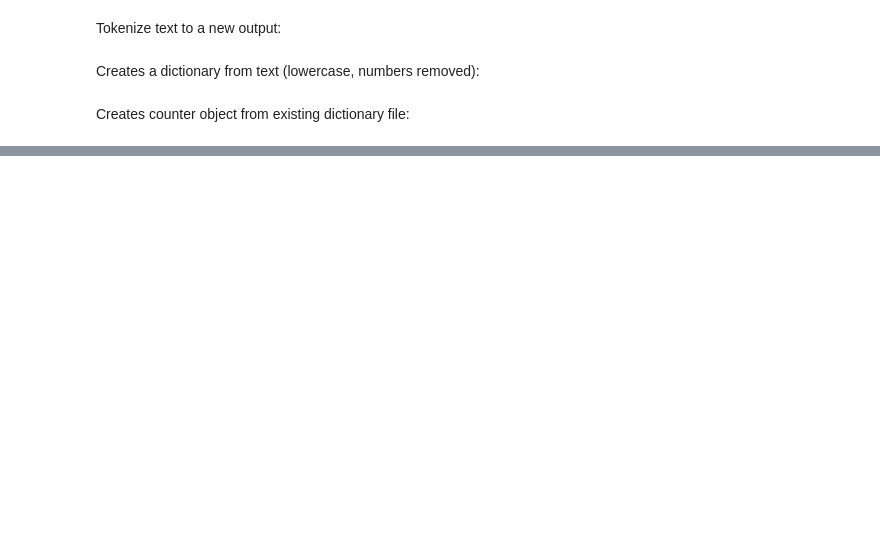
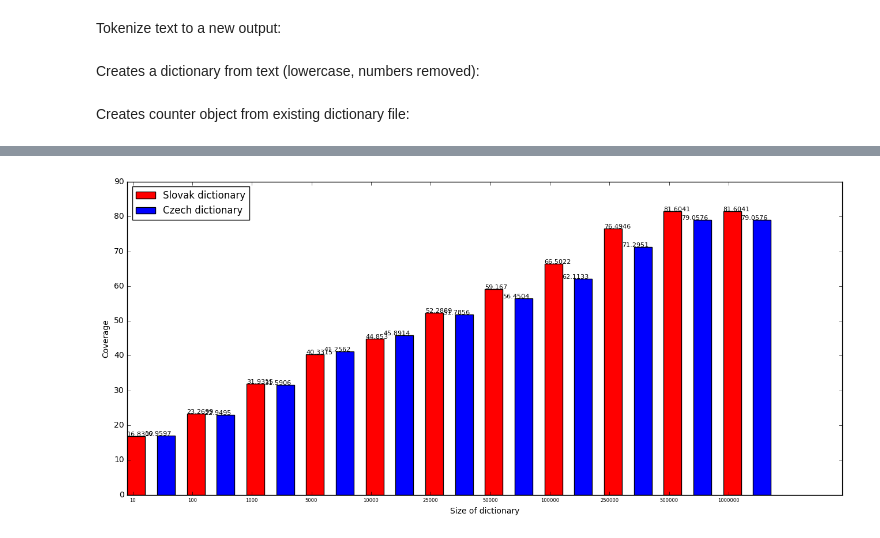
Before and after one commit to viktorburjan/temalabor, a Jupyter notebook: NPL.ipynb, the cells around one changed output, grey strips where cells are left out. Drawn from its saved outputs; the diff is of its cells as text; code cells hidden in the pictures; blank space fills up the shorter version.

```diff
--- a/NPL.ipynb
+++ b/NPL.ipynb
@@ -130,0 +228,7 @@ Counter({677528: 98.56180862980062, 100001: 94.52766987554035, 10001: 75.8870330
+# %%
+result = count_coverage(sk_counter2,czech_counter2 )
+result_rev = count_coverage(czech_counter2, sk_counter2)
+
+print_bar(result,result_rev, 'Slovak dictionary' , 'Czech dictionary')
+# %% [output]
+[figure, added]
```
Also changed, not shown: parts of 10 cells of this notebook.
